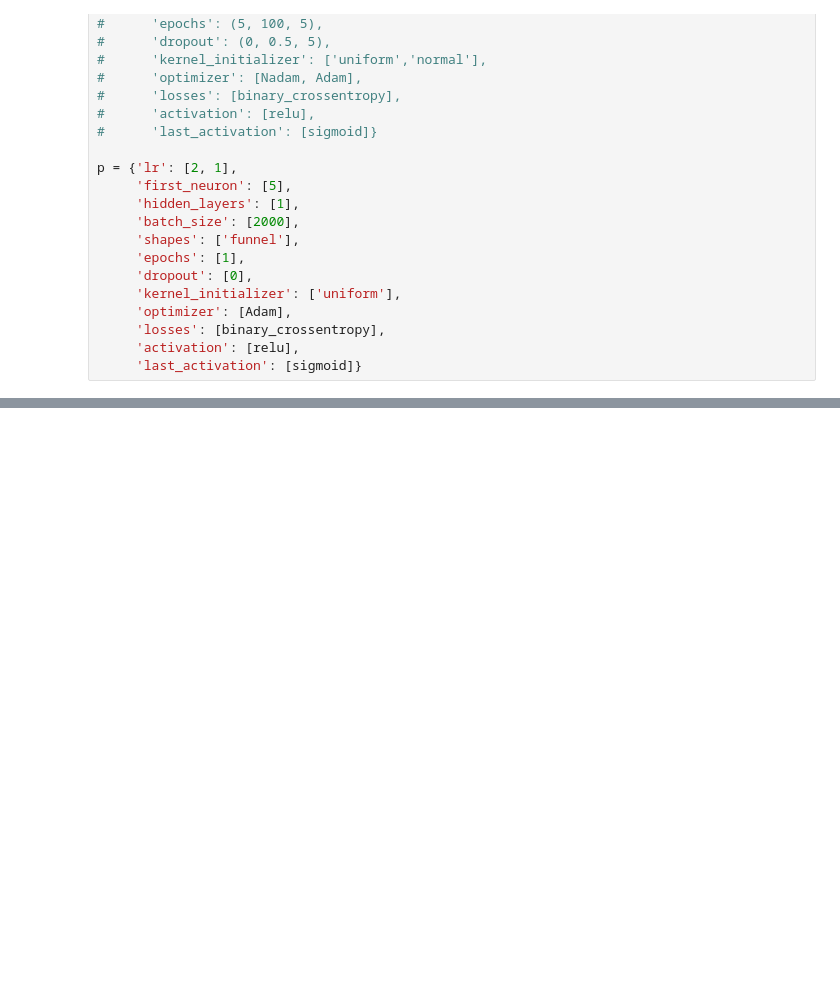
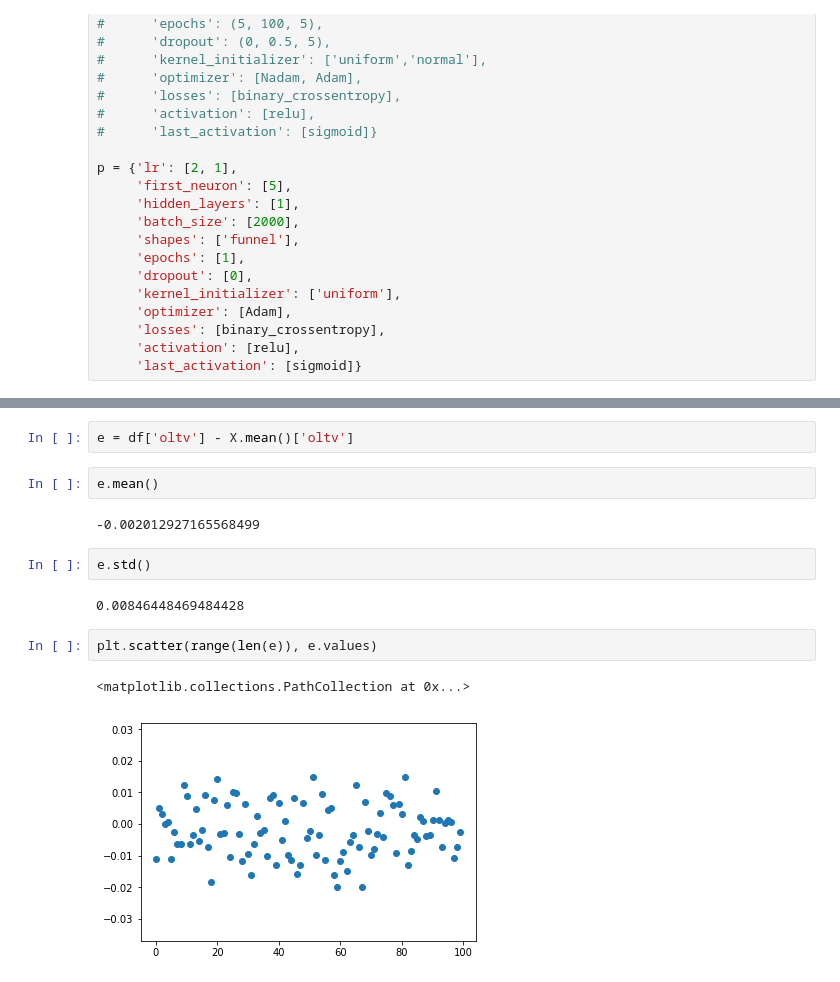
Before and after one commit to Quintus-Zhang/Mei, a Jupyter notebook: Jupyter/Mei_NeuralNets_HP.ipynb, the cells around one changed output, grey strips where cells are left out. Saved outputs shown, nothing was run; the diff lists cells and outputs as text; blank space fills up the shorter version.

```diff
--- a/Jupyter/Mei_NeuralNets_HP.ipynb
+++ b/Jupyter/Mei_NeuralNets_HP.ipynb
@@ -206,0 +301,15 @@ NotFoundError: FeedInputs: unable to find feed output dense_3_target:0
+# %%
+e = df['oltv'] - X.mean()['oltv']
+# %%
+e.mean()
+# %% [output]
+-0.002012927165568499
+# %%
+e.std()
+# %% [output]
+0.00846448469484428
+# %%
+plt.scatter(range(len(e)), e.values)
+# %% [output]
+<matplotlib.collections.PathCollection at 0x...>
+[figure, added]
```
Also changed, not shown: parts of 11 cells of this notebook, 9 other files.
